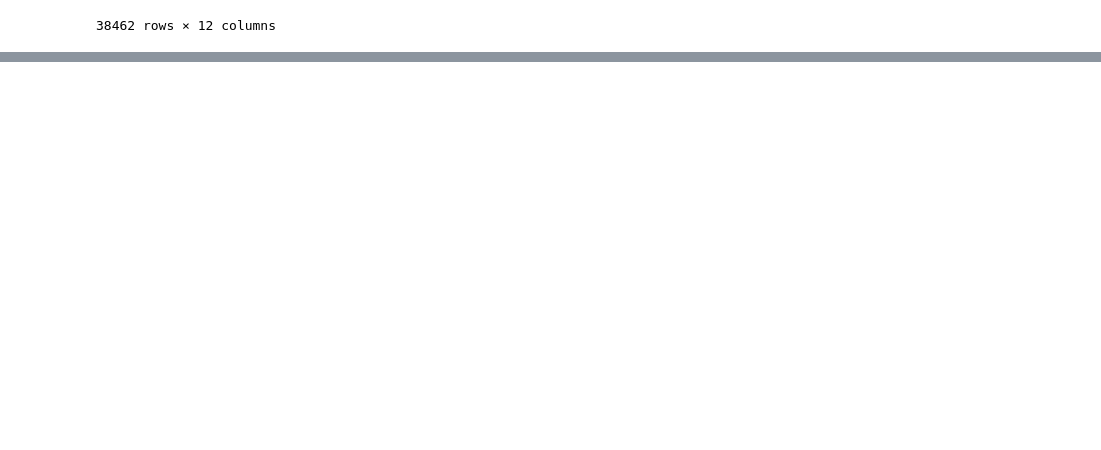
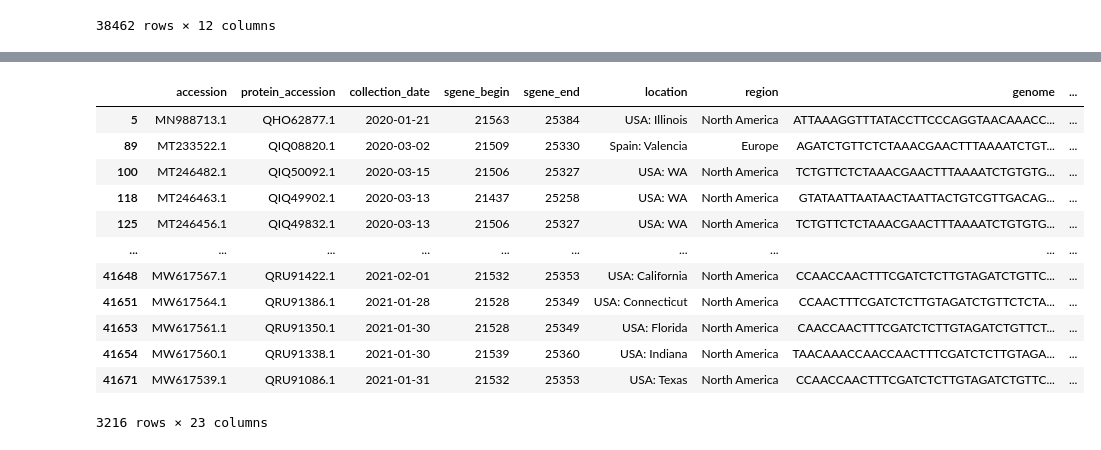
Before and after one commit to Covid-genetikai/datasets, a Jupyter notebook: ncbi/sandbox.ipynb, the cells around one changed output, grey strips where cells are left out. Drawn from its saved outputs; the diff is of its cells as text; code cells hidden in the pictures; blank space fills up the shorter version.

```diff
--- a/ncbi/sandbox.ipynb
+++ b/ncbi/sandbox.ipynb
@@ -111,0 +146,16 @@ with open("ncbi_sgene_good_unique.fasta", "w") as fasta_file:
+# %%
+df_bad
+# %% [output]
+|  | accession | protein_accession | collection_date | sgene_begin | sgene_end | location | region | genome | ... |
+| 5 | MN988713.1 | QHO62877.1 | 2020-01-21 | 21563 | 25384 | USA: Illinois | North America | ATTAAAGGTTTATACCTTCCCAGGTAACAAACC... | ... |
+| 89 | MT233522.1 | QIQ08820.1 | 2020-03-02 | 21509 | 25330 | Spain: Valencia | Europe | AGATCTGTTCTCTAAACGAACTTTAAAATCTGT... | ... |
+| 100 | MT246482.1 | QIQ50092.1 | 2020-03-15 | 21506 | 25327 | USA: WA | North America | TCTGTTCTCTAAACGAACTTTAAAATCTGTGTG... | ... |
+| 118 | MT246463.1 | QIQ49902.1 | 2020-03-13 | 21437 | 25258 | USA: WA | North America | GTATAATTAATAACTAATTACTGTCGTTGACAG... | ... |
+| 125 | MT246456.1 | QIQ49832.1 | 2020-03-13 | 21506 | 25327 | USA: WA | North America | TCTGTTCTCTAAACGAACTTTAAAATCTGTGTG... | ... |
+| ... | ... | ... | ... | ... | ... | ... | ... | ... | ... |
+| 41648 | MW617567.1 | QRU91422.1 | 2021-02-01 | 21532 | 25353 | USA: California | North America | CCAACCAACTTTCGATCTCTTGTAGATCTGTTC... | ... |
+| 41651 | MW617564.1 | QRU91386.1 | 2021-01-28 | 21528 | 25349 | USA: Connecticut | North America | CCAACTTTCGATCTCTTGTAGATCTGTTCTCTA... | ... |
+| 41653 | MW617561.1 | QRU91350.1 | 2021-01-30 | 21528 | 25349 | USA: Florida | North America | CAACCAACTTTCGATCTCTTGTAGATCTGTTCT... | ... |
+| 41654 | MW617560.1 | QRU91338.1 | 2021-01-30 | 21539 | 25360 | USA: Indiana | North America | TAACAAACCAACCAACTTTCGATCTCTTGTAGA... | ... |
+| 41671 | MW617539.1 | QRU91086.1 | 2021-01-31 | 21532 | 25353 | USA: Texas | North America | CCAACCAACTTTCGATCTCTTGTAGATCTGTTC... | ... |
+3216 rows × 23 columns
```
Also changed, not shown: parts of 14 cells of this notebook, 1 other file.
